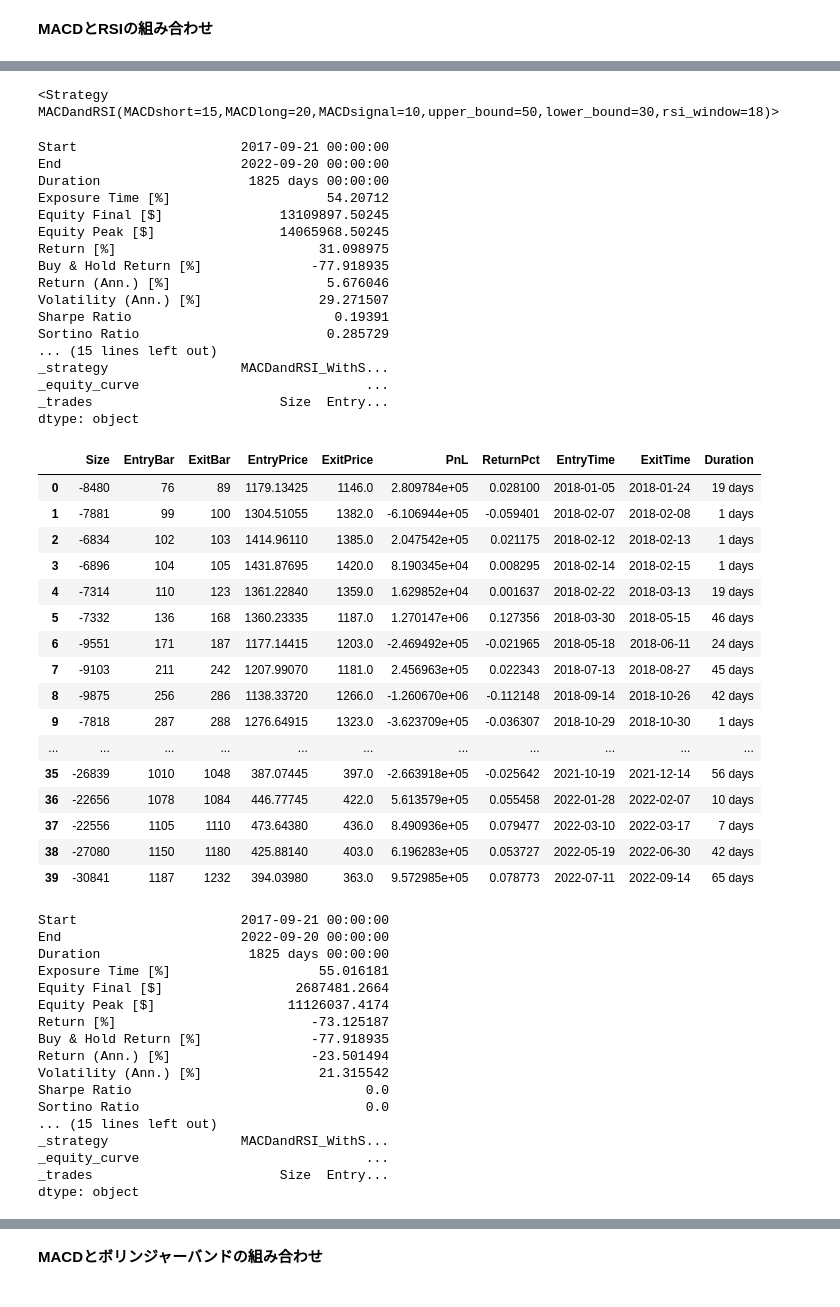
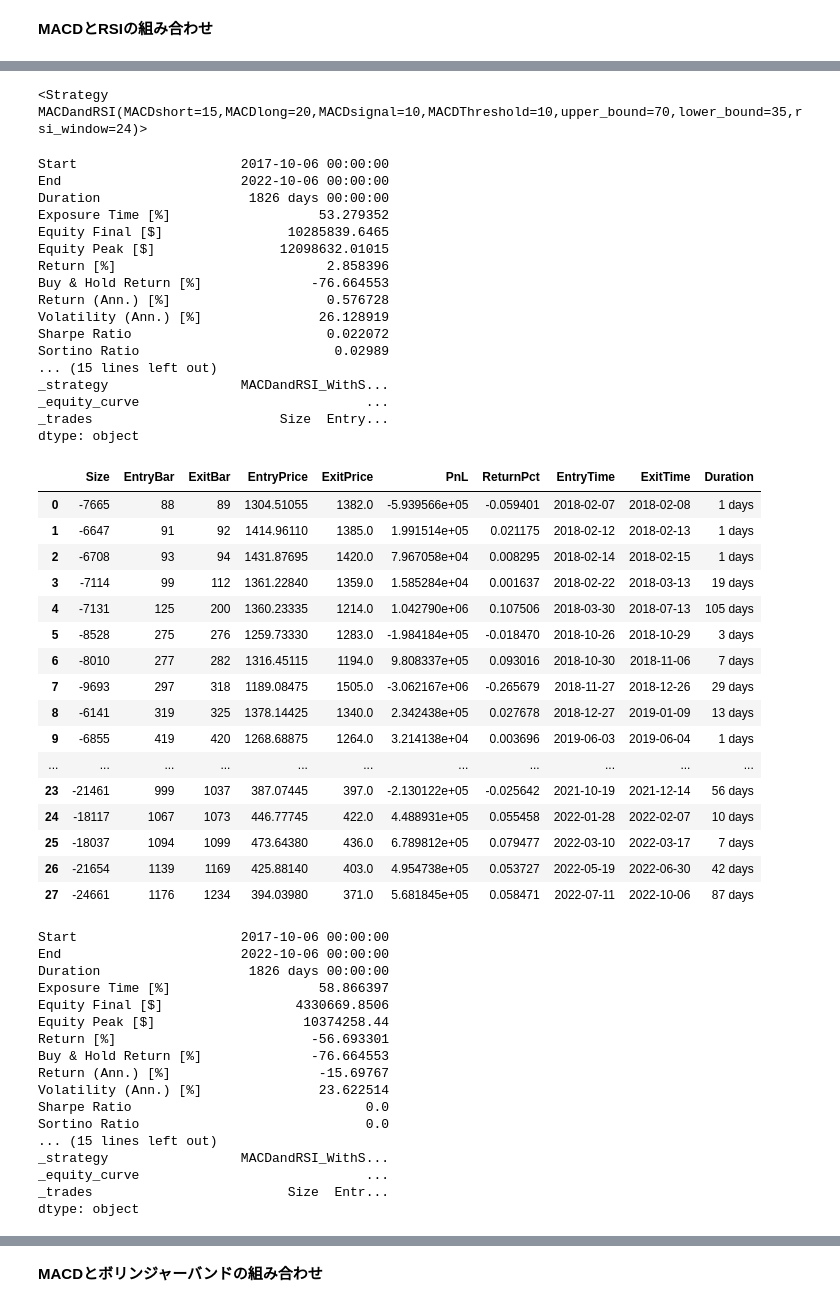
Before and after one commit to simari1/SystemTrade, a Jupyter notebook: Backtesting.py/1_DoBacktesting_Combination.ipynb, the cells around one changed output, grey strips where cells are left out. Cells and saved outputs as stored; diff of their text form; code cells hidden in the pictures.

```diff
--- a/Backtesting.py/1_DoBacktesting_Combination.ipynb
+++ b/Backtesting.py/1_DoBacktesting_Combination.ipynb
@@ -376,6 +376,7 @@ opt_params = {
     "MACDshort": range(10, 25, 5),\
     "MACDlong": range(10, 75, 10),\
     "MACDsignal": range(10, 15, 5),\
+    "MACDThreshold": range(-100, 100, 10),\
     "upper_bound": range(50, 85, 5),\
     "lower_bound": range(10, 45, 5),\
     "rsi_window": range(10, 30, 2),\
@@ -444,53 +445,53 @@ dtype: object
-<Strategy MACDandRSI(MACDshort=15,MACDlong=20,MACDsignal=10,upper_bound=50,lower_bound=30,rsi_window=18)>
+<Strategy MACDandRSI(MACDshort=15,MACDlong=20,MACDsignal=10,MACDThreshold=10,upper_bound=70,lower_bound=35,rsi_window=24)>
-Start                     2017-09-21 00:00:00
-End                       2022-09-20 00:00:00
-Duration                   1825 days 00:00:00
-Exposure Time [%]                    54.20712
-Equity Final [$]               13109897.50245
-Equity Peak [$]                14065968.50245
-Return [%]                          31.098975
-Buy & Hold Return [%]              -77.918935
-Return (Ann.) [%]                    5.676046
-Volatility (Ann.) [%]               29.271507
-Sharpe Ratio                          0.19391
-Sortino Ratio                        0.285729
+Start                     2017-10-06 00:00:00
+End                       2022-10-06 00:00:00
+Duration                   1826 days 00:00:00
+Exposure Time [%]                   53.279352
+Equity Final [$]                10285839.6465
+Equity Peak [$]                12098632.01015
+Return [%]                           2.858396
+Buy & Hold Return [%]              -76.664553
+Return (Ann.) [%]                    0.576728
+Volatility (Ann.) [%]               26.128919
+Sharpe Ratio                         0.022072
+Sortino Ratio                         0.02989
 ... (15 lines left out)
 _strategy                 MACDandRSI_WithS...
 _equity_curve                             ...
 _trades                        Size  Entry...
 dtype: object
 |  | Size | EntryBar | ExitBar | EntryPrice | ExitPrice | PnL | ReturnPct | EntryTime | ExitTime | Duration |
-| 0 | -8480 | 76 | 89 | 1179.13425 | 1146.0 | 2.809784e+05 | 0.028100 | 2018-01-05 | 2018-01-24 | 19 days |
-| 1 | -7881 | 99 | 100 | 1304.51055 | 1382.0 | -6.106944e+05 | -0.059401 | 2018-02-07 | 2018-02-08 | 1 days |
-| 2 | -6834 | 102 | 103 | 1414.96110 | 1385.0 | 2.047542e+05 | 0.021175 | 2018-02-12 | 2018-02-13 | 1 days |
-| 3 | -6896 | 104 | 105 | 1431.87695 | 1420.0 | 8.190345e+04 | 0.008295 | 2018-02-14 | 2018-02-15 | 1 days |
-| 4 | -7314 | 110 | 123 | 1361.22840 | 1359.0 | 1.629852e+04 | 0.001637 | 2018-02-22 | 2018-03-13 | 19 days |
-| 5 | -7332 | 136 | 168 | 1360.23335 | 1187.0 | 1.270147e+06 | 0.127356 | 2018-03-30 | 2018-05-15 | 46 days |
-| 6 | -9551 | 171 | 187 | 1177.14415 | 1203.0 | -2.469492e+05 | -0.021965 | 2018-05-18 | 2018-06-11 | 24 days |
-| 7 | -9103 | 211 | 242 | 1207.99070 | 1181.0 | 2.456963e+05 | 0.022343 | 2018-07-13 | 2018-08-27 | 45 days |
-| 8 | -9875 | 256 | 286 | 1138.33720 | 1266.0 | -1.260670e+06 | -0.112148 | 2018-09-14 | 2018-10-26 | 42 days |
-| 9 | -7818 | 287 | 288 | 1276.64915 | 1323.0 | -3.623709e+05 | -0.036307 | 2018-10-29 | 2018-10-30 | 1 days |
+| 0 | -7665 | 88 | 89 | 1304.51055 | 1382.0 | -5.939566e+05 | -0.059401 | 2018-02-07 | 2018-02-08 | 1 days |
+| 1 | -6647 | 91 | 92 | 1414.96110 | 1385.0 | 1.991514e+05 | 0.021175 | 2018-02-12 | 2018-02-13 | 1 days |
+| 2 | -6708 | 93 | 94 | 1431.87695 | 1420.0 | 7.967058e+04 | 0.008295 | 2018-02-14 | 2018-02-15 | 1 days |
+| 3 | -7114 | 99 | 112 | 1361.22840 | 1359.0 | 1.585284e+04 | 0.001637 | 2018-02-22 | 2018-03-13 | 19 days |
+| 4 | -7131 | 125 | 200 | 1360.23335 | 1214.0 | 1.042790e+06 | 0.107506 | 2018-03-30 | 2018-07-13 | 105 days |
+| 5 | -8528 | 275 | 276 | 1259.73330 | 1283.0 | -1.984184e+05 | -0.018470 | 2018-10-26 | 2018-10-29 | 3 days |
+| 6 | -8010 | 277 | 282 | 1316.45115 | 1194.0 | 9.808337e+05 | 0.093016 | 2018-10-30 | 2018-11-06 | 7 days |
+| 7 | -9693 | 297 | 318 | 1189.08475 | 1505.0 | -3.062167e+06 | -0.265679 | 2018-11-27 | 2018-12-26 | 29 days |
+| 8 | -6141 | 319 | 325 | 1378.14425 | 1340.0 | 2.342438e+05 | 0.027678 | 2018-12-27 | 2019-01-09 | 13 days |
+| 9 | -6855 | 419 | 420 | 1268.68875 | 1264.0 | 3.214138e+04 | 0.003696 | 2019-06-03 | 2019-06-04 | 1 days |
 | ... | ... | ... | ... | ... | ... | ... | ... | ... | ... | ... |
-| 35 | -26839 | 1010 | 1048 | 387.07445 | 397.0 | -2.663918e+05 | -0.025642 | 2021-10-19 | 2021-12-14 | 56 days |
-| 36 | -22656 | 1078 | 1084 | 446.77745 | 422.0 | 5.613579e+05 | 0.055458 | 2022-01-28 | 2022-02-07 | 10 days |
-| 37 | -22556 | 1105 | 1110 | 473.64380 | 436.0 | 8.490936e+05 | 0.079477 | 2022-03-10 | 2022-03-17 | 7 days |
-| 38 | -27080 | 1150 | 1180 | 425.88140 | 403.0 | 6.196283e+05 | 0.053727 | 2022-05-19 | 2022-06-30 | 42 days |
-| 39 | -30841 | 1187 | 1232 | 394.03980 | 363.0 | 9.572985e+05 | 0.078773 | 2022-07-11 | 2022-09-14 | 65 days |
+| 23 | -21461 | 999 | 1037 | 387.07445 | 397.0 | -2.130122e+05 | -0.025642 | 2021-10-19 | 2021-12-14 | 56 days |
+| 24 | -18117 | 1067 | 1073 | 446.77745 | 422.0 | 4.488931e+05 | 0.055458 | 2022-01-28 | 2022-02-07 | 10 days |
+| 25 | -18037 | 1094 | 1099 | 473.64380 | 436.0 | 6.789812e+05 | 0.079477 | 2022-03-10 | 2022-03-17 | 7 days |
+| 26 | -21654 | 1139 | 1169 | 425.88140 | 403.0 | 4.954738e+05 | 0.053727 | 2022-05-19 | 2022-06-30 | 42 days |
+| 27 | -24661 | 1176 | 1234 | 394.03980 | 371.0 | 5.681845e+05 | 0.058471 | 2022-07-11 | 2022-10-06 | 87 days |
-Start                     2017-09-21 00:00:00
-End                       2022-09-20 00:00:00
-Duration                   1825 days 00:00:00
-Exposure Time [%]                   55.016181
-Equity Final [$]                 2687481.2664
-Equity Peak [$]                 11126037.4174
-Return [%]                         -73.125187
-Buy & Hold Return [%]              -77.918935
-Return (Ann.) [%]                  -23.501494
-Volatility (Ann.) [%]               21.315542
+Start                     2017-10-06 00:00:00
+End                       2022-10-06 00:00:00
+Duration                   1826 days 00:00:00
+Exposure Time [%]                   58.866397
+Equity Final [$]                 4330669.8506
+Equity Peak [$]                   10374258.44
+Return [%]                         -56.693301
+Buy & Hold Return [%]              -76.664553
+Return (Ann.) [%]                   -15.69767
+Volatility (Ann.) [%]               23.622514
 Sharpe Ratio                              0.0
 Sortino Ratio                             0.0
 ... (15 lines left out)
 _strategy                 MACDandRSI_WithS...
 _equity_curve                             ...
-_trades                        Size  Entry...
+_trades                         Size  Entr...
 dtype: object
 |  | Size | EntryBar | ExitBar | EntryPrice | ExitPrice | PnL | ReturnPct | EntryTime | ExitTime | Duration |
```
Also changed, not shown: parts of 3 cells of this notebook, 5 other files.
